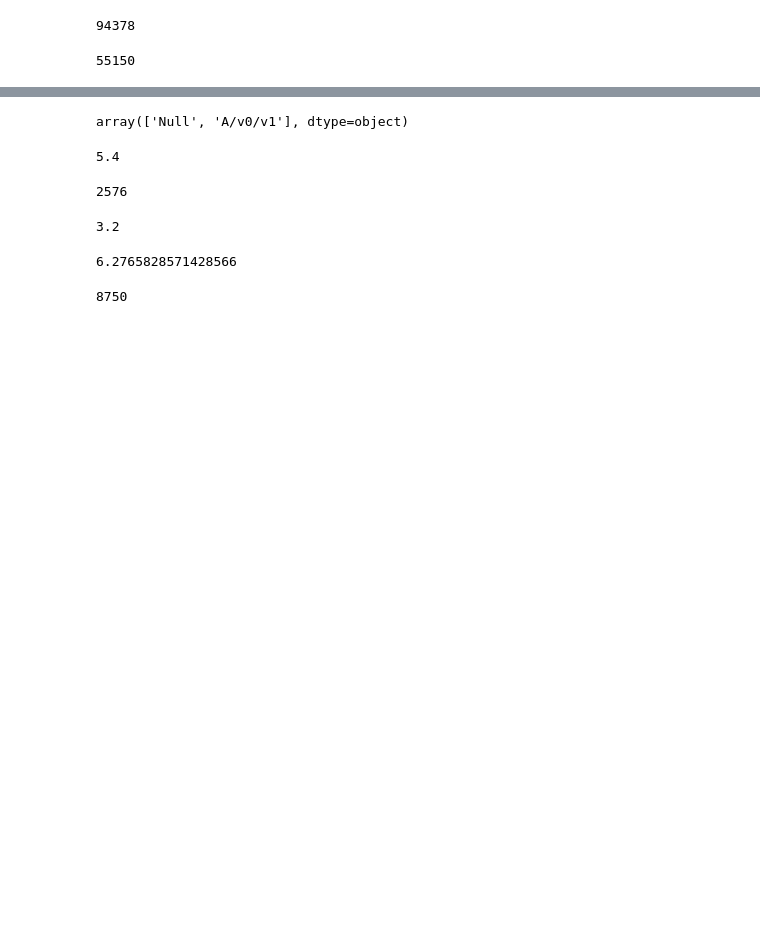
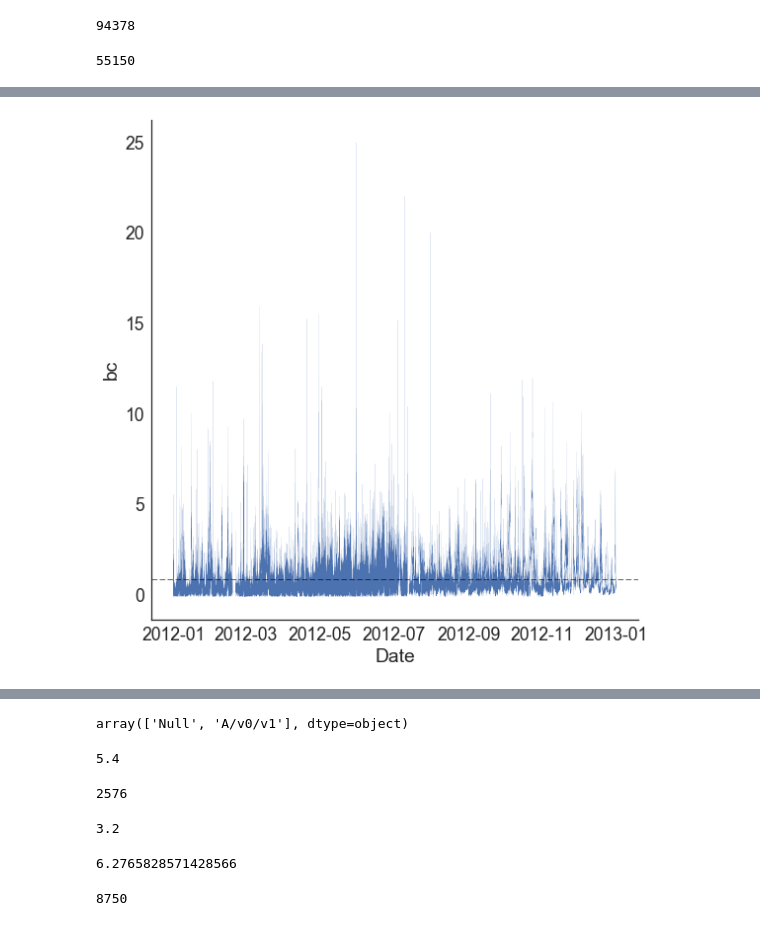
Before and after one commit to dpaolella/airproj, a Jupyter notebook: sandbox.ipynb, the cells around one changed output, grey strips where cells are left out. Saved outputs shown, nothing was run; the diff lists cells and outputs as text; code cells hidden in the pictures; blank space fills up the shorter version.

```diff
--- a/sandbox.ipynb
+++ b/sandbox.ipynb
@@ -39,0 +153,8 @@ data5min.head()
+# %%
+ax = sns.FacetGrid(merged_bc, size=8)
+ax.map(plt.plot,"datetime", "amt", linewidth=0.08,)
+ax.map(plt.axhline, y=bc_mean, linewidth=0.6, color="black", linestyle="--")
+ax.set_axis_labels("Date", "bc")
+ax.savefig("bc_ts.png", dpi=400)
+# %% [output]
+[figure, added]
```
Also changed, not shown: parts of 51 cells of this notebook, 8 other files.
